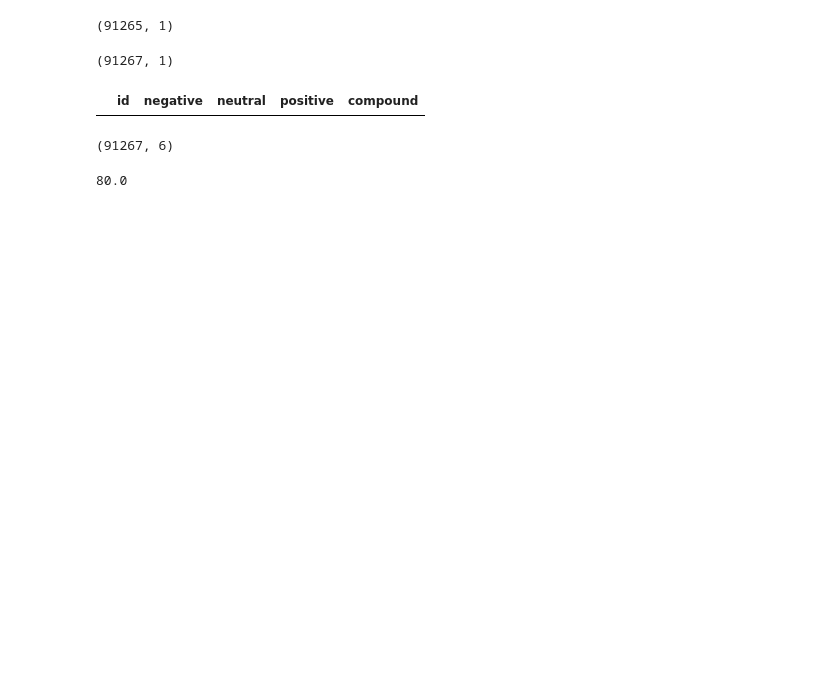
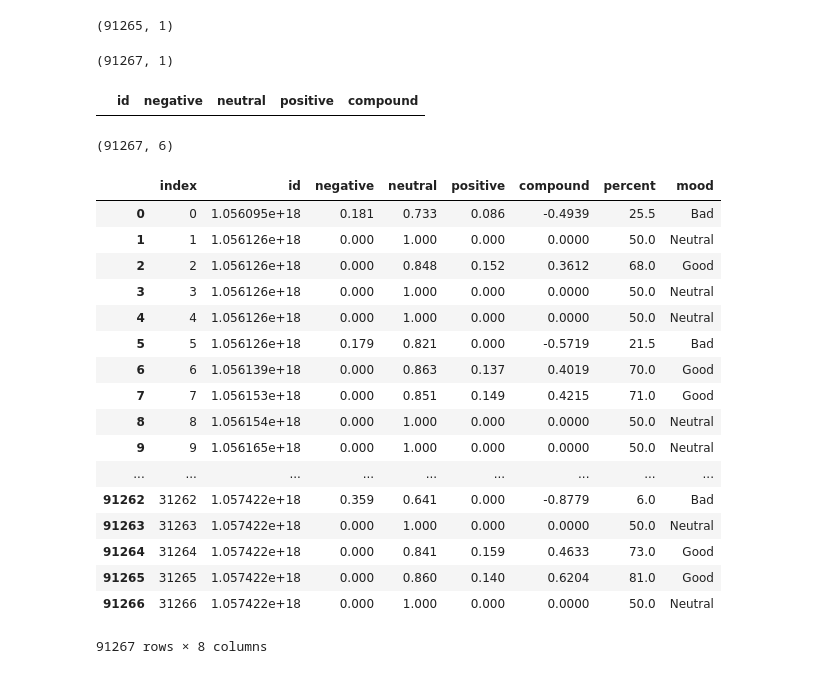
Before and after one commit to annaaniol/DataExploration, a Jupyter notebook: vader_analys.ipynb, the cells around one changed output. Drawn from its saved outputs; the diff is of its cells as text; code cells hidden in the pictures; blank space fills up the shorter version.

```diff
--- a/vader_analys.ipynb
+++ b/vader_analys.ipynb
@@ -72,10 +74,6 @@ analyse_df = pd.read_sql_query('SELECT * FROM vader', engine)
 analyse_df.shape
 # %% [output]
 (91267, 6)
-# %%
-round(0.6,2) * 50 + 50
-# %% [output]
-80.0
 # %%
 for index, row in analyse_df.iterrows():
     final_score = round(row["compound"],2) * 50 + 50
@@ -86,6 +84,27 @@ for index, row in analyse_df.iterrows():
         analyse_df.at[index,'mood'] = "Neutral"
     else:
         analyse_df.at[index,'mood'] = "Good"
+# %%
+analyse_df
+# %% [output]
+|  | index | id | negative | neutral | positive | compound | percent | mood |
+| 0 | 0 | 1.056095e+18 | 0.181 | 0.733 | 0.086 | -0.4939 | 25.5 | Bad |
+| 1 | 1 | 1.056126e+18 | 0.000 | 1.000 | 0.000 | 0.0000 | 50.0 | Neutral |
+| 2 | 2 | 1.056126e+18 | 0.000 | 0.848 | 0.152 | 0.3612 | 68.0 | Good |
+| 3 | 3 | 1.056126e+18 | 0.000 | 1.000 | 0.000 | 0.0000 | 50.0 | Neutral |
+| 4 | 4 | 1.056126e+18 | 0.000 | 1.000 | 0.000 | 0.0000 | 50.0 | Neutral |
+| 5 | 5 | 1.056126e+18 | 0.179 | 0.821 | 0.000 | -0.5719 | 21.5 | Bad |
+| 6 | 6 | 1.056139e+18 | 0.000 | 0.863 | 0.137 | 0.4019 | 70.0 | Good |
+| 7 | 7 | 1.056153e+18 | 0.000 | 0.851 | 0.149 | 0.4215 | 71.0 | Good |
+| 8 | 8 | 1.056154e+18 | 0.000 | 1.000 | 0.000 | 0.0000 | 50.0 | Neutral |
+| 9 | 9 | 1.056165e+18 | 0.000 | 1.000 | 0.000 | 0.0000 | 50.0 | Neutral |
+| ... | ... | ... | ... | ... | ... | ... | ... | ... |
+| 91262 | 31262 | 1.057422e+18 | 0.359 | 0.641 | 0.000 | -0.8779 | 6.0 | Bad |
+| 91263 | 31263 | 1.057422e+18 | 0.000 | 1.000 | 0.000 | 0.0000 | 50.0 | Neutral |
+| 91264 | 31264 | 1.057422e+18 | 0.000 | 0.841 | 0.159 | 0.4633 | 73.0 | Good |
+| 91265 | 31265 | 1.057422e+18 | 0.000 | 0.860 | 0.140 | 0.6204 | 81.0 | Good |
+| 91266 | 31266 | 1.057422e+18 | 0.000 | 1.000 | 0.000 | 0.0000 | 50.0 | Neutral |
+91267 rows × 8 columns
 # %%
 %matplotlib inline
 # %%
```
Also changed, not shown: parts of 4 cells of this notebook.
